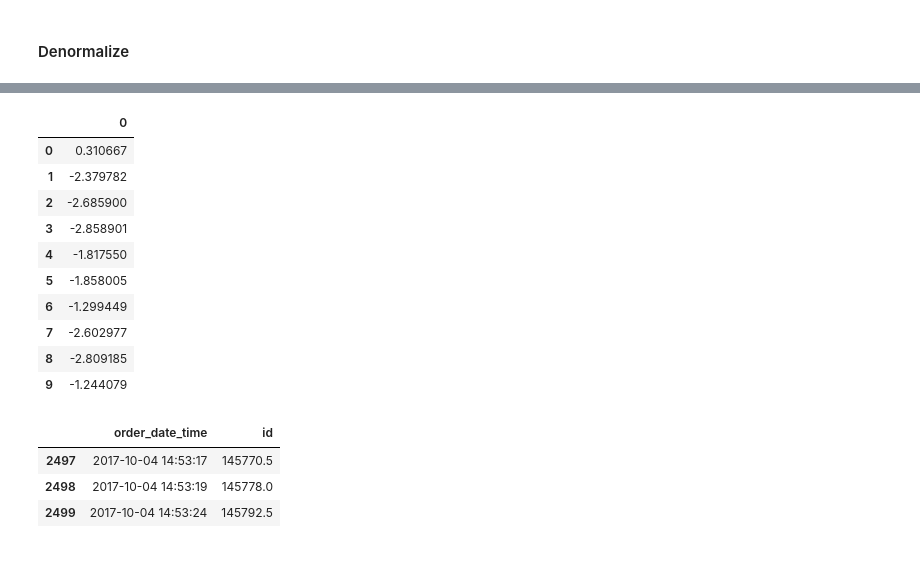
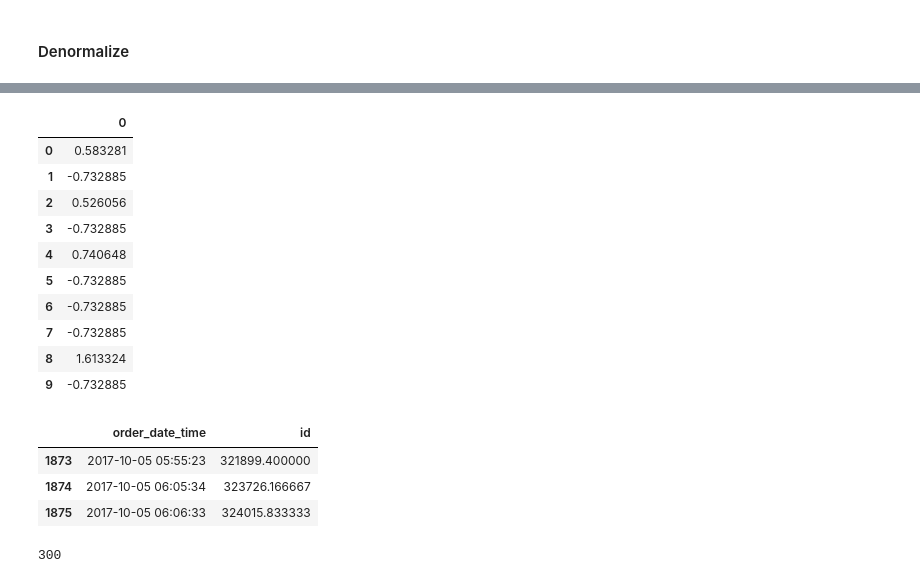
Before and after one commit to XsCpExAlX/Ethereum, a Jupyter notebook: Cryptocurrency_Market_Predictor_Backtrader-Copy2.ipynb, the cells around one changed output, grey strips where cells are left out. Drawn from its saved outputs; the diff is of its cells as text; code cells hidden in the pictures.

```diff
--- a/Cryptocurrency_Market_Predictor_Backtrader-Copy2.ipynb
+++ b/Cryptocurrency_Market_Predictor_Backtrader-Copy2.ipynb
@@ -11,6 +11,6 @@ import matplotlib.pyplot as plt
 # %% [markdown]
 ## Read data
 # %%
-dataset = pd.read_csv('C:\\Users\\Jason\\Documents\\Python\\Stock Market Prediction\\Crypto\\BTC_Slopes.csv', nrows=2500)
+dataset = pd.read_csv('C:\\Users\\Jason\\Documents\\Python\\Stock Market Prediction\\Crypto\\BTC_Slopes.csv', nrows=1900)
 dataset.tail(2)
 # %% [output]
@@ -58,14 +72,14 @@ total_series_length = len(dataset.index)
 
 truncated_backprop_length = 1 #The size of the sequence
 
-state_size = 5#The number of neurons
+state_size = 10#The number of neurons
 
-num_features = 4
+num_features = 8
 num_classes = 1 #[1,0]
 
 num_batches = total_series_length//batch_size//truncated_backprop_length
 
-min_test_size = 500
+min_test_size = 300
 
 print('The total series length is: %d' %total_series_length)
 print('The current configuration gives us %d batches of %d observations each one looking %d steps in the past'
@@ -112,6 +130,6 @@ print(xTrain[0:2],'\n',yTrain[0:2])
 # %%
 #Pick appropriate columns to test
-xTest = datasetTest[['abq5','abratio','ratio5','abqdt']].as_matrix()
+xTest = datasetTest[['Spread','abq5','abratio','ratio5','abqdt','ratio3','distRatio5','distRatio10']].as_matrix()
 yTest = datasetTest['price_change'].as_matrix()
 #,'vol10','ratio10','ratio30', 'vol30'
 # %%
@@ -361,27 +381,30 @@ plt.show()
 # %%
-Price = pd.DataFrame(xTest[:,0])
-Price.head(10)
+PriceChange = pd.DataFrame(xTest[:,0])
+PriceChange.head(10)
 # %% [output]
 |  | 0 |
-| 0 | 0.310667 |
-| 1 | -2.379782 |
-| 2 | -2.685900 |
-| 3 | -2.858901 |
-| 4 | -1.817550 |
-| 5 | -1.858005 |
-| 6 | -1.299449 |
-| 7 | -2.602977 |
-| 8 | -2.809185 |
-| 9 | -1.244079 |
+| 0 | 0.583281 |
+| 1 | -0.732885 |
+| 2 | 0.526056 |
+| 3 | -0.732885 |
+| 4 | 0.740648 |
+| 5 | -0.732885 |
+| 6 | -0.732885 |
+| 7 | -0.732885 |
+| 8 | 1.613324 |
+| 9 | -0.732885 |
 # %%
 tdt[-3:]
 # %% [output]
 |  | order_date_time | id |
-| 2497 | 2017-10-04 14:53:17 | 145770.5 |
-| 2498 | 2017-10-04 14:53:19 | 145778.0 |
-| 2499 | 2017-10-04 14:53:24 | 145792.5 |
+| 1873 | 2017-10-05 05:55:23 | 321899.400000 |
+| 1874 | 2017-10-05 06:05:34 | 323726.166667 |
+| 1875 | 2017-10-05 06:06:33 | 324015.833333 |
 # %%
-length=len(Price.index)
+length=len(PriceChange.index)
+length
+# %% [output]
+300
 # %%
 
 #pd.to_datetime(tdt,format='%Y%m%d %H:%M:%S.%f')
```
Also changed, not shown: parts of 29 cells of this notebook.
